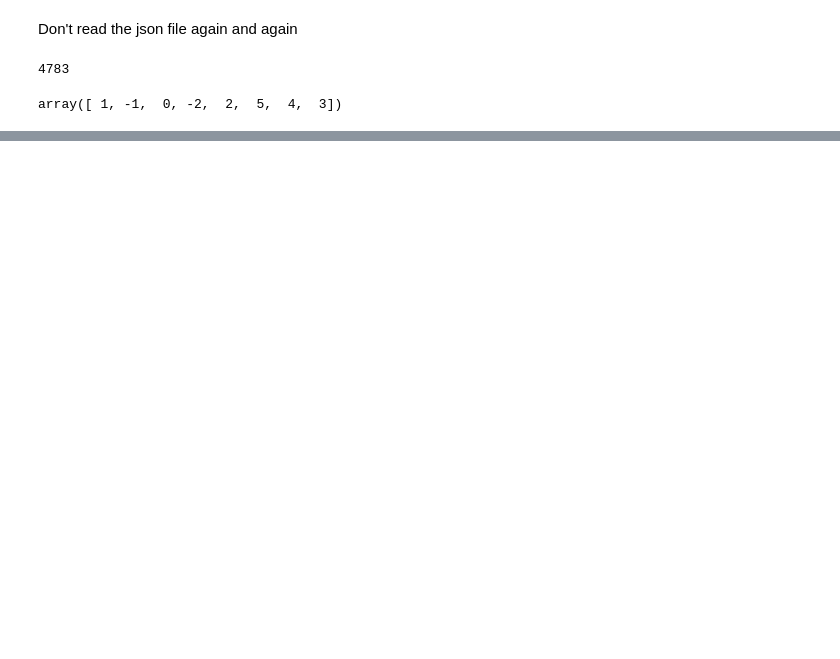
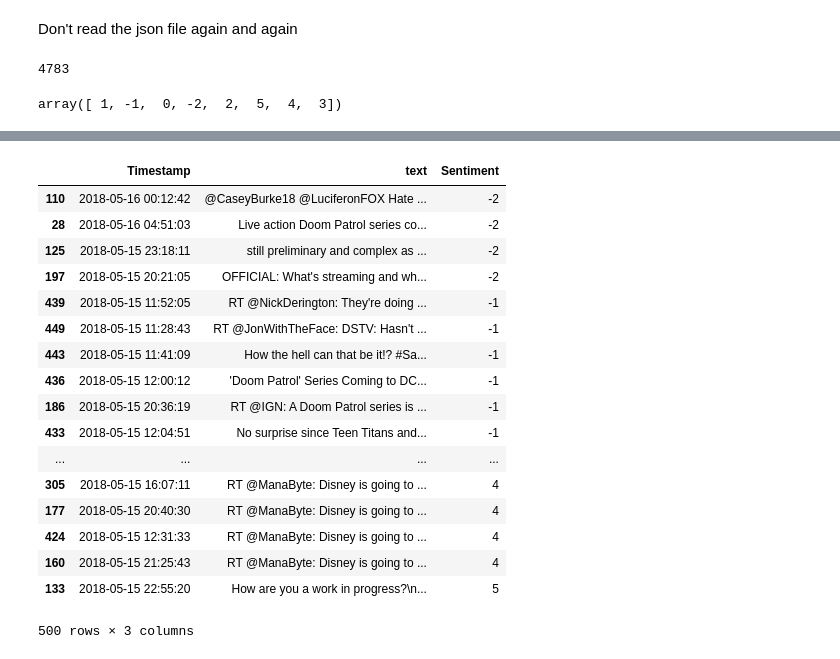
Before and after one commit to Rahulkg007/Media-Broadcasting, a Jupyter notebook: Assignment 2 Notebook.ipynb, the cells around one changed output, grey strips where cells are left out. Cells and saved outputs as stored; diff of their text form; code cells hidden in the pictures; blank space fills up the shorter version.

```diff
--- a/Assignment 2 Notebook.ipynb
+++ b/Assignment 2 Notebook.ipynb
@@ -144,0 +125,21 @@ freq
+# %%
+df
+# %% [output]
+|  | Timestamp | text | Sentiment |
+| 110 | 2018-05-16 00:12:42 | @CaseyBurke18 @LuciferonFOX Hate ... | -2 |
+| 28 | 2018-05-16 04:51:03 | Live action Doom Patrol series co... | -2 |
+| 125 | 2018-05-15 23:18:11 | still preliminary and complex as ... | -2 |
+| 197 | 2018-05-15 20:21:05 | OFFICIAL: What's streaming and wh... | -2 |
+| 439 | 2018-05-15 11:52:05 | RT @NickDerington: They're doing ... | -1 |
+| 449 | 2018-05-15 11:28:43 | RT @JonWithTheFace: DSTV: Hasn't ... | -1 |
+| 443 | 2018-05-15 11:41:09 | How the hell can that be it!? #Sa... | -1 |
+| 436 | 2018-05-15 12:00:12 | 'Doom Patrol' Series Coming to DC... | -1 |
+| 186 | 2018-05-15 20:36:19 | RT @IGN: A Doom Patrol series is ... | -1 |
+| 433 | 2018-05-15 12:04:51 | No surprise since Teen Titans and... | -1 |
+| ... | ... | ... | ... |
+| 305 | 2018-05-15 16:07:11 | RT @ManaByte: Disney is going to ... | 4 |
+| 177 | 2018-05-15 20:40:30 | RT @ManaByte: Disney is going to ... | 4 |
+| 424 | 2018-05-15 12:31:33 | RT @ManaByte: Disney is going to ... | 4 |
+| 160 | 2018-05-15 21:25:43 | RT @ManaByte: Disney is going to ... | 4 |
+| 133 | 2018-05-15 22:55:20 | How are you a work in progress?\n... | 5 |
+500 rows × 3 columns
```
Also changed, not shown: parts of 4 cells of this notebook.
